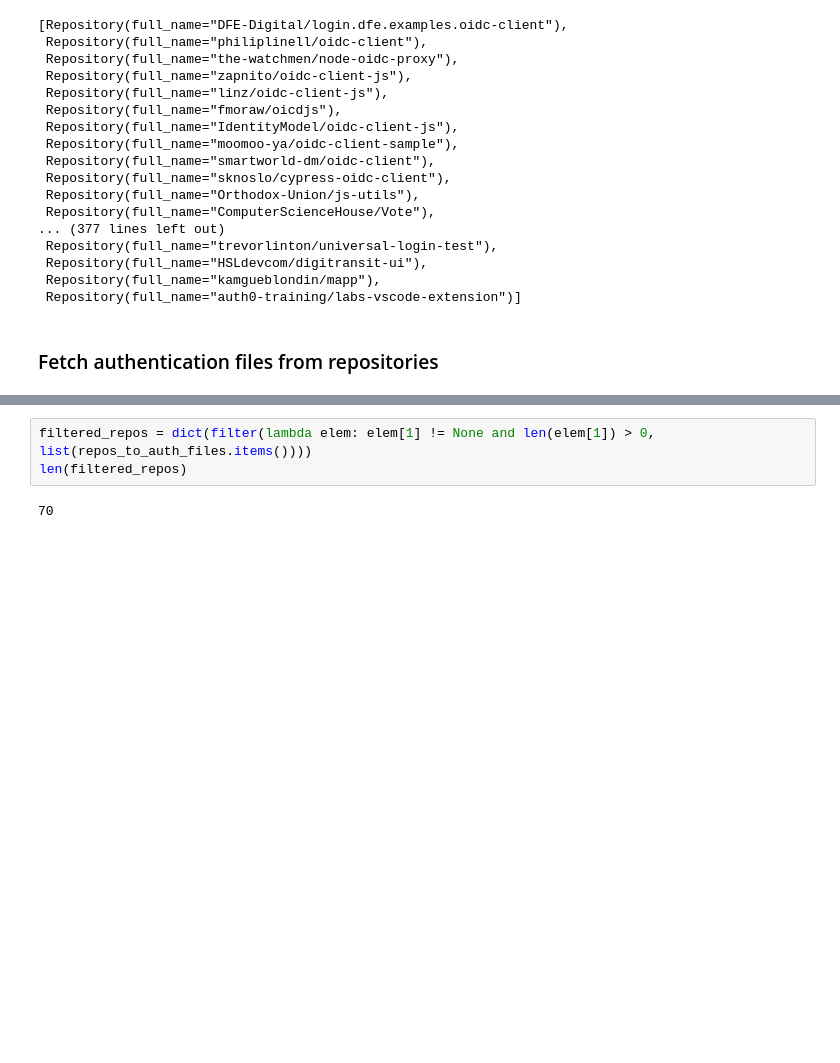
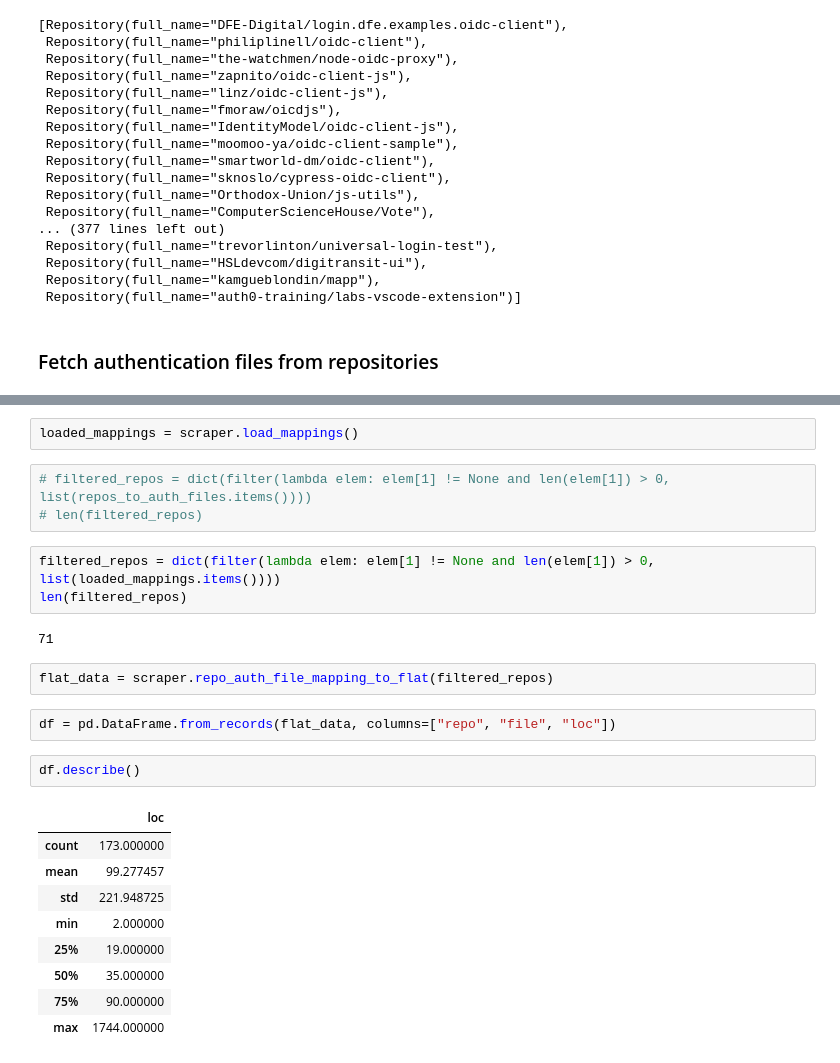
Before and after one commit to sonhal/aitm-data-collection, a Jupyter notebook: aitm_data_collection/AitM-data-collection-notebook.ipynb, the cells around one changed output, grey strips where cells are left out. Saved outputs shown, nothing was run; the diff lists cells and outputs as text; blank space fills up the shorter version.

```diff
--- a/aitm_data_collection/AitM-data-collection-notebook.ipynb
+++ b/aitm_data_collection/AitM-data-collection-notebook.ipynb
@@ -78,5 +64,26 @@ auth file = auth.ts found for repo = labs-vscode-extension
+# %%
+loaded_mappings = scraper.load_mappings()
 # %%
-filtered_repos = dict(filter(lambda elem: elem[1] != None and len(elem[1]) > 0, list(repos_to_auth_files.items())))
-len(filtered_repos)
+# filtered_repos = dict(filter(lambda elem: elem[1] != None and len(elem[1]) > 0, list(repos_to_auth_files.items())))
+# len(filtered_repos)
-# %% [output]
-70
+# %%
+filtered_repos = dict(filter(lambda elem: elem[1] != None and len(elem[1]) > 0, list(loaded_mappings.items())))
+len(filtered_repos)
+# %% [output]
+71
+# %%
+flat_data = scraper.repo_auth_file_mapping_to_flat(filtered_repos)
+# %%
+df = pd.DataFrame.from_records(flat_data, columns=["repo", "file", "loc"])
+# %%
+df.describe()
+# %% [output]
+|  | loc |
+| count | 173.000000 |
+| mean | 99.277457 |
+| std | 221.948725 |
+| min | 2.000000 |
+| 25% | 19.000000 |
+| 50% | 35.000000 |
+| 75% | 90.000000 |
+| max | 1744.000000 |
```
Also changed, not shown: parts of 10 cells of this notebook, 5 other files.
